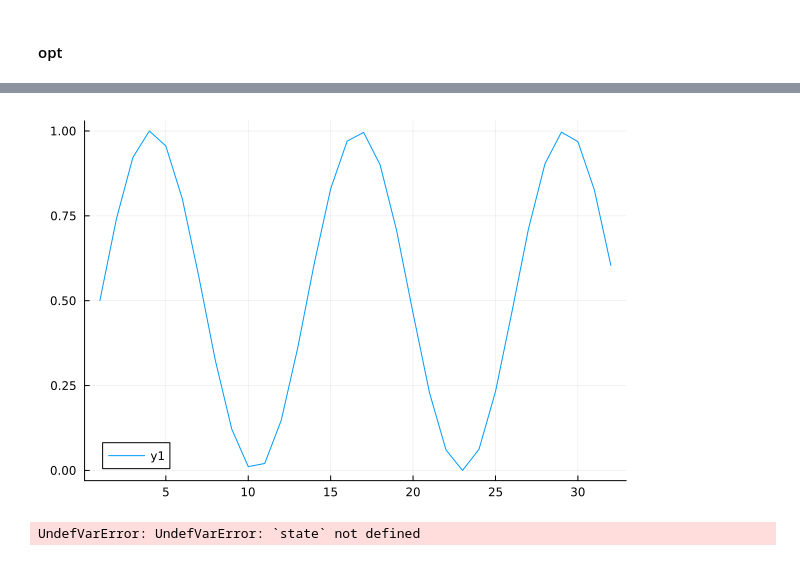
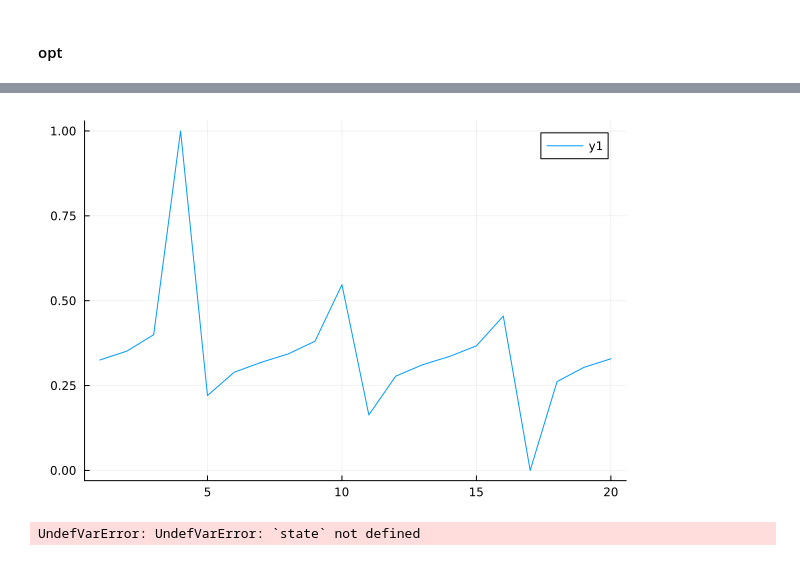
Before and after one commit to ORBAT/Musica, a Jupyter notebook: src/scratch.ipynb, the cells around one changed output, grey strips where cells are left out. Saved outputs shown, nothing was run; the diff lists cells and outputs as text; code cells hidden in the pictures.

Commit message:
ennen test datan vaihtoa

```diff
--- a/src/scratch.ipynb
+++ b/src/scratch.ipynb
@@ -214,8 +226,10 @@ StatsBase.rmsd(result, wanted) = 0.24429785421801253
-# %%
-using Plots
-plot(Musica._test_wanted_output(5))
-# %% [output]
-[figure, removed]
+# %%
+using Plots
+let wanted = Musica._test_wanted_output_tan(π)
+  plot(wanted)
+end
+# %% [output]
+[figure, added]
 # %%
 using Transducers, StaticArrays, Musica
 
```
Also changed, not shown: parts of 2 cells of this notebook, 1 other file.
